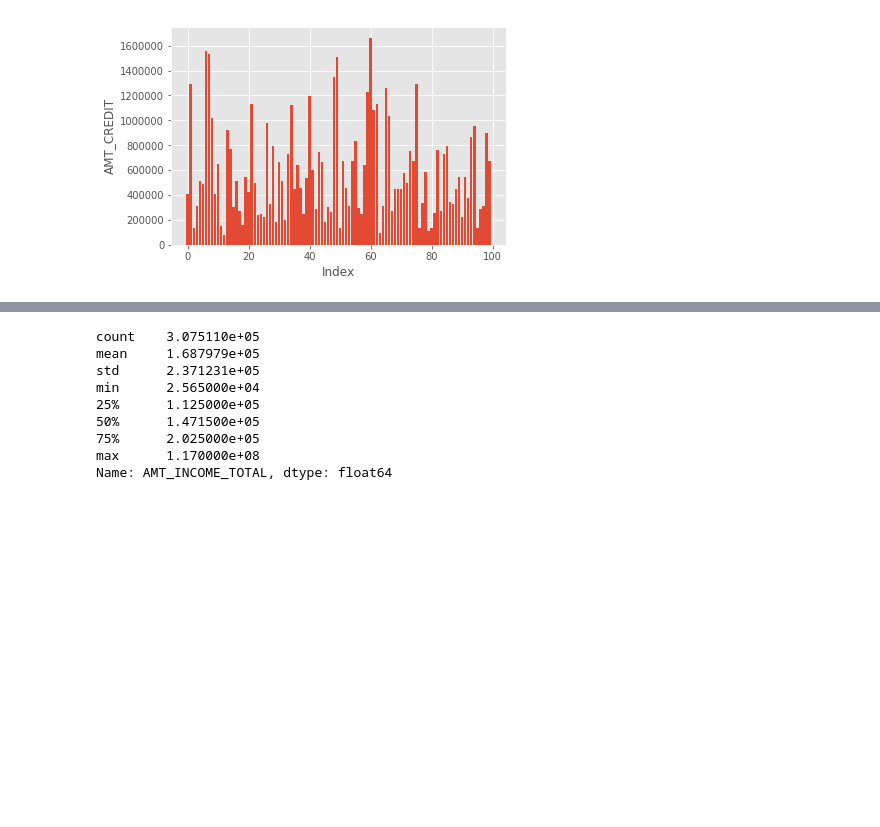
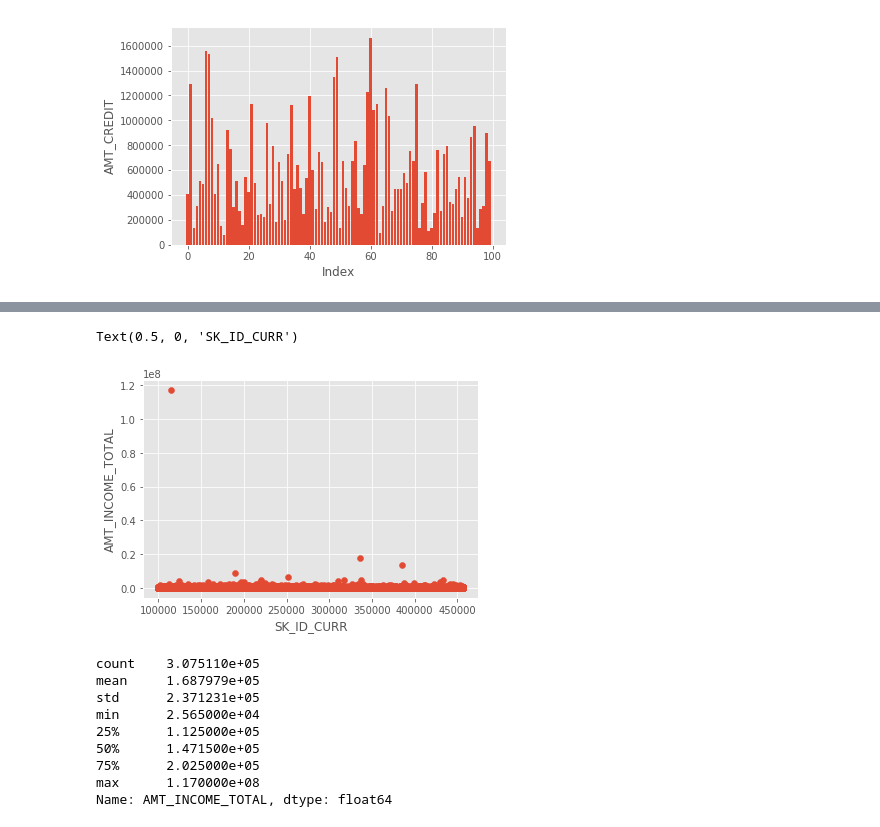
Before and after one commit to caseykcchang/2nd-ML100Days, a Jupyter notebook: homework/D5/Day_005_HW.ipynb, the cells around one changed output, grey strips where cells are left out. Saved outputs shown, nothing was run; the diff lists cells and outputs as text; code cells hidden in the pictures; blank space fills up the shorter version.

```diff
--- a/homework/D5/Day_005_HW.ipynb
+++ b/homework/D5/Day_005_HW.ipynb
@@ -87,3 +88,10 @@ plt.show()
+# %%
+plt.scatter(app_train['SK_ID_CURR'], app_train['AMT_INCOME_TOTAL'])
+plt.ylabel('AMT_INCOME_TOTAL')
+plt.xlabel('SK_ID_CURR')
+# %% [output]
+Text(0.5, 0, 'SK_ID_CURR')
+[figure, added]
 # %%
 app_train['AMT_INCOME_TOTAL'].describe()
 # %% [output]
```
Also changed, not shown: parts of 5 cells of this notebook.
